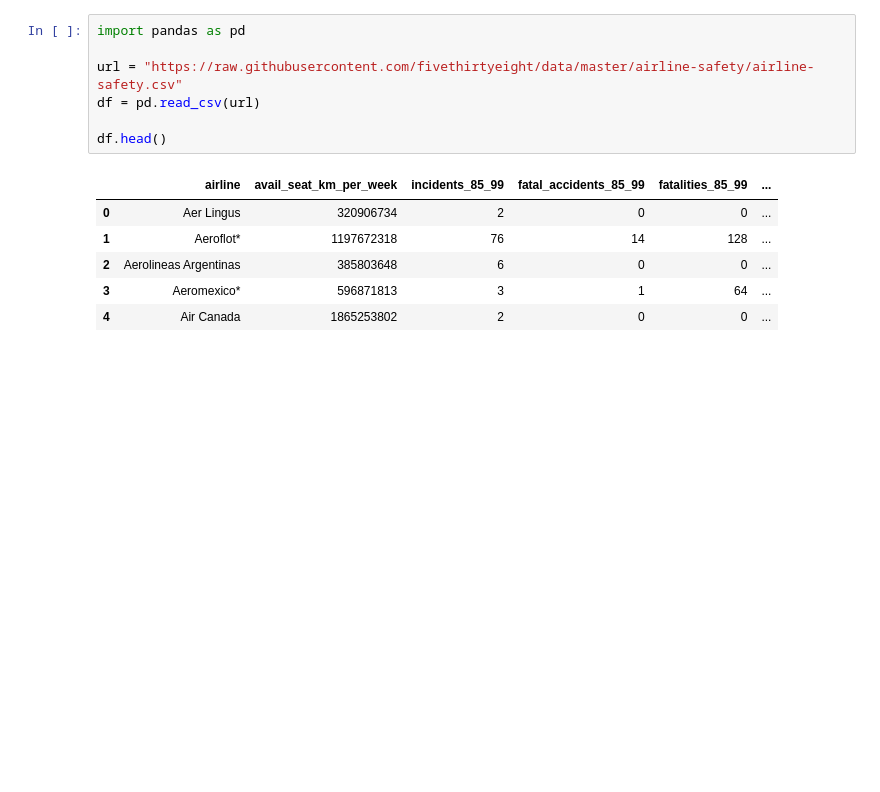
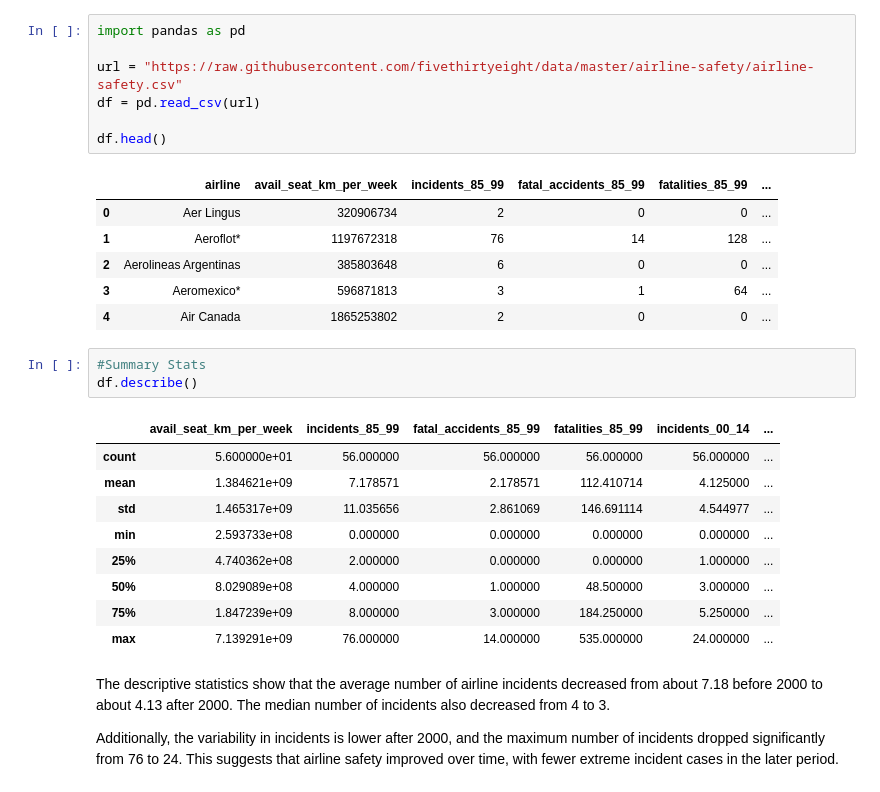
Before and after one commit to Akshathabk-ailearner/airline-safety-analysis, a Jupyter notebook: analysis.ipynb, the cells around one changed output. Cells and saved outputs as stored; diff of their text form; blank space fills up the shorter version.

```diff
--- a/analysis.ipynb
+++ b/analysis.ipynb
@@ -17,3 +17,20 @@ df.head()
 | 2 | Aerolineas Argentinas | 385803648 | 6 | 0 | 0 | ... |
 | 3 | Aeromexico* | 596871813 | 3 | 1 | 64 | ... |
 | 4 | Air Canada | 1865253802 | 2 | 0 | 0 | ... |
+# %%
+#Summary Stats
+df.describe()
+# %% [output]
+|  | avail_seat_km_per_week | incidents_85_99 | fatal_accidents_85_99 | fatalities_85_99 | incidents_00_14 | ... |
+| count | 5.600000e+01 | 56.000000 | 56.000000 | 56.000000 | 56.000000 | ... |
+| mean | 1.384621e+09 | 7.178571 | 2.178571 | 112.410714 | 4.125000 | ... |
+| std | 1.465317e+09 | 11.035656 | 2.861069 | 146.691114 | 4.544977 | ... |
+| min | 2.593733e+08 | 0.000000 | 0.000000 | 0.000000 | 0.000000 | ... |
+| 25% | 4.740362e+08 | 2.000000 | 0.000000 | 0.000000 | 1.000000 | ... |
+| 50% | 8.029089e+08 | 4.000000 | 1.000000 | 48.500000 | 3.000000 | ... |
+| 75% | 1.847239e+09 | 8.000000 | 3.000000 | 184.250000 | 5.250000 | ... |
+| max | 7.139291e+09 | 76.000000 | 14.000000 | 535.000000 | 24.000000 | ... |
+# %% [markdown]
+The descriptive statistics show that the average number of airline incidents decreased from about 7.18 before 2000 to about 4.13 after 2000. The median number of incidents also decreased from 4 to 3.
+
+Additionally, the variability in incidents is lower after 2000, and the maximum number of incidents dropped significantly from 76 to 24. This suggests that airline safety improved over time, with fewer extreme incident cases in the later period.
```
Also changed, not shown: parts of 5 cells of this notebook.
